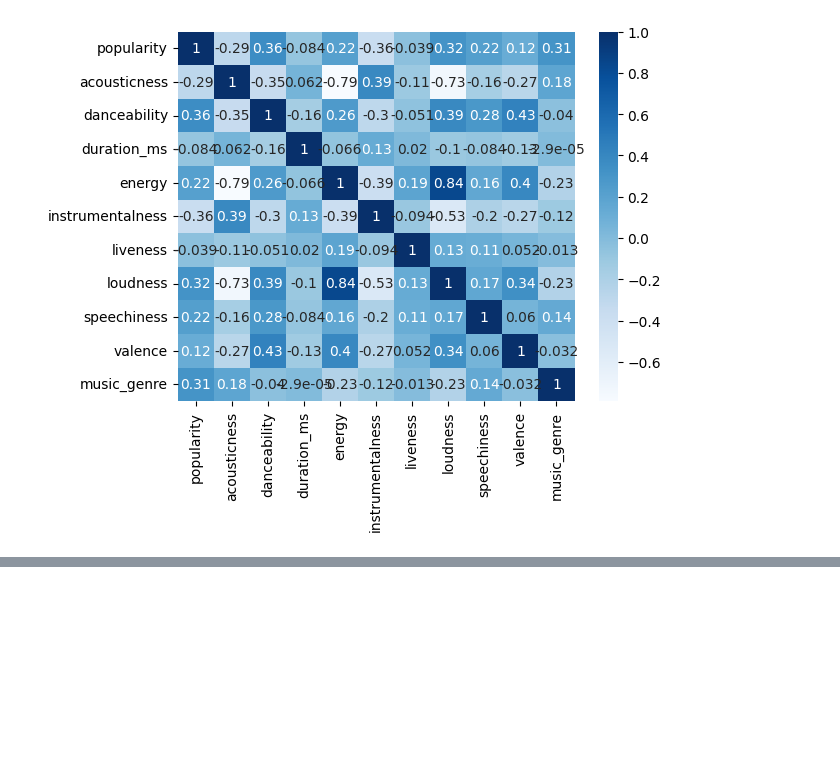
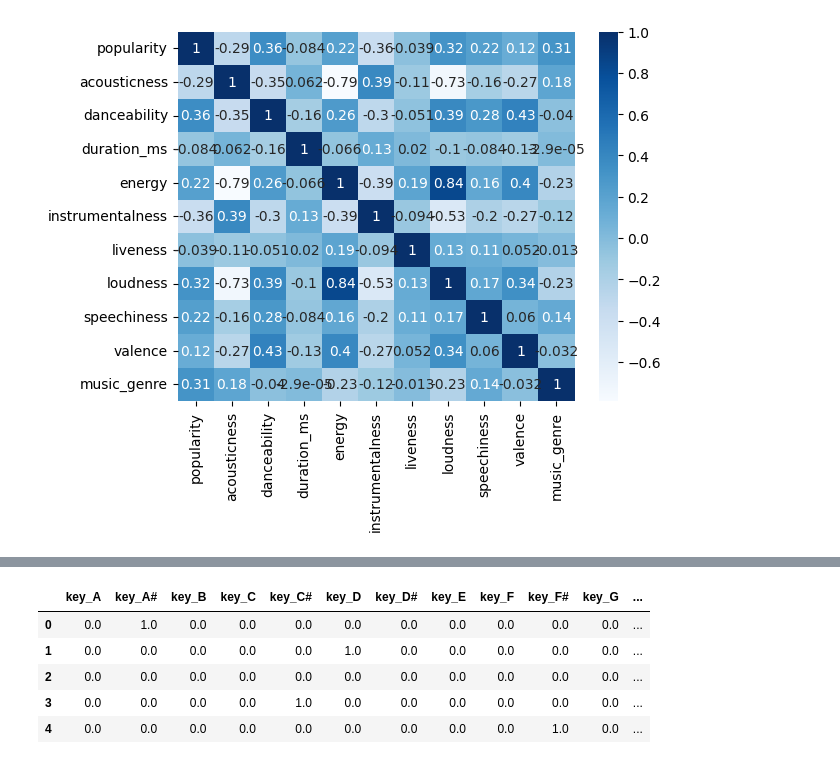
Before and after one commit to Jose-Balocchi/Proyecto2---Music-Guess, a Jupyter notebook: 20_Proyecto_2.ipynb, the cells around one changed output, grey strips where cells are left out. Saved outputs shown, nothing was run; the diff lists cells and outputs as text; code cells hidden in the pictures; blank space fills up the shorter version.

```diff
--- a/20_Proyecto_2.ipynb
+++ b/20_Proyecto_2.ipynb
@@ -528,0 +578,11 @@ memory usage: 5.3+ MB
+# %%
+# Asignar nombres de columna al DataFrame
+data_cat_df.columns = ohe.get_feature_names_out(['key', 'mode'])
+data_cat_df.head()
+# %% [output]
+|  | key_A | key_A# | key_B | key_C | key_C# | key_D | key_D# | key_E | key_F | key_F# | key_G | ... |
+| 0 | 0.0 | 1.0 | 0.0 | 0.0 | 0.0 | 0.0 | 0.0 | 0.0 | 0.0 | 0.0 | 0.0 | ... |
+| 1 | 0.0 | 0.0 | 0.0 | 0.0 | 0.0 | 1.0 | 0.0 | 0.0 | 0.0 | 0.0 | 0.0 | ... |
+| 2 | 0.0 | 0.0 | 0.0 | 0.0 | 0.0 | 0.0 | 0.0 | 0.0 | 0.0 | 0.0 | 0.0 | ... |
+| 3 | 0.0 | 0.0 | 0.0 | 0.0 | 1.0 | 0.0 | 0.0 | 0.0 | 0.0 | 0.0 | 0.0 | ... |
+| 4 | 0.0 | 0.0 | 0.0 | 0.0 | 0.0 | 0.0 | 0.0 | 0.0 | 0.0 | 1.0 | 0.0 | ... |
```
Also changed, not shown: parts of 46 cells of this notebook.
